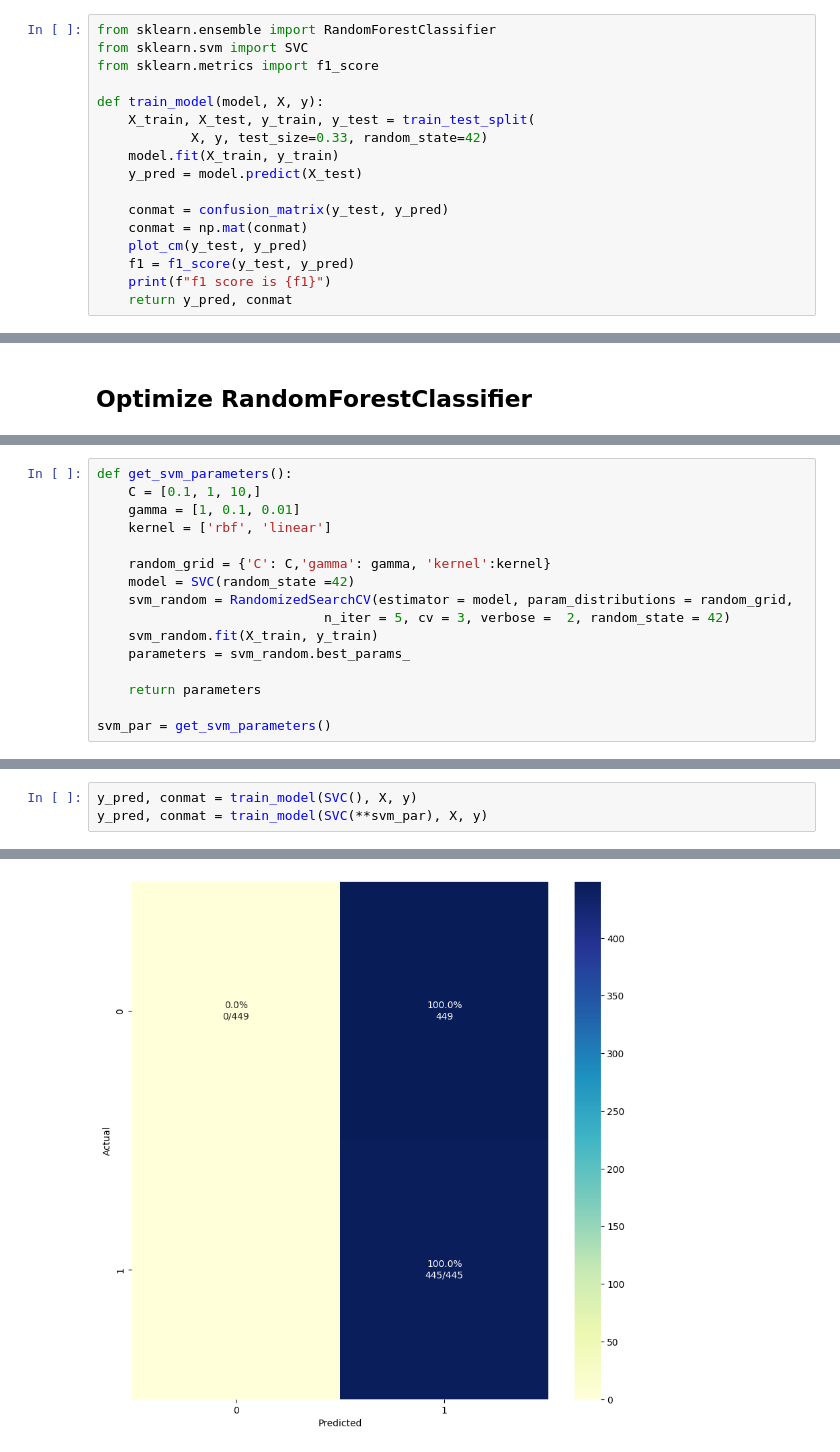
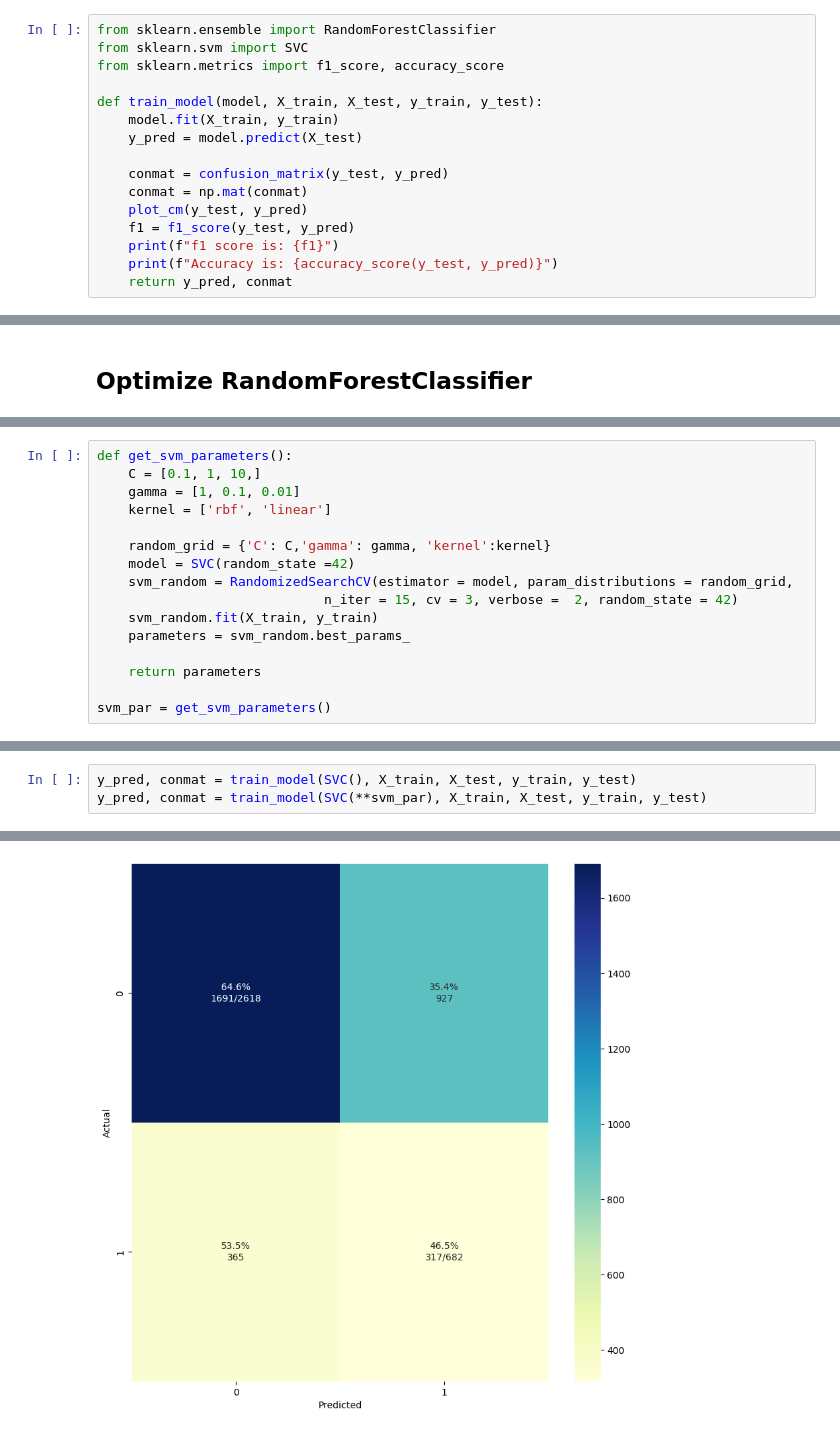
Before and after one commit to ezalos/Notebooks2Teach, a Jupyter notebook: sklearn/3_classification_scikit.ipynb, the cells around one changed output, grey strips where cells are left out. Drawn from its saved outputs; the diff is of its cells as text.

```diff
--- a/sklearn/3_classification_scikit.ipynb
+++ b/sklearn/3_classification_scikit.ipynb
@@ -417,11 +417,9 @@ Please also refer to the documentation for alternative solver options:
 # %%
 from sklearn.ensemble import RandomForestClassifier
 from sklearn.svm import SVC
-from sklearn.metrics import f1_score
+from sklearn.metrics import f1_score, accuracy_score
 
-def train_model(model, X, y):
-    X_train, X_test, y_train, y_test = train_test_split(
-            X, y, test_size=0.33, random_state=42)
+def train_model(model, X_train, X_test, y_train, y_test):
     model.fit(X_train, y_train)
     y_pred = model.predict(X_test)
 
@@ -429,7 +427,8 @@ def train_model(model, X, y):
     conmat = np.mat(conmat)
     plot_cm(y_test, y_pred)
     f1 = f1_score(y_test, y_pred)
-    print(f"f1 score is {f1}")
+    print(f"f1 score is: {f1}")
+    print(f"Accuracy is: {accuracy_score(y_test, y_pred)}")
     return y_pred, conmat
 # %% [markdown]
 ## Optimize Logistic Regression
@@ -616,7 +634,7 @@ def get_svm_parameters():
     random_grid = {'C': C,'gamma': gamma, 'kernel':kernel}
     model = SVC(random_state =42)
     svm_random = RandomizedSearchCV(estimator = model, param_distributions = random_grid,
-                             n_iter = 5, cv = 3, verbose =  2, random_state = 42)
+                             n_iter = 15, cv = 3, verbose =  2, random_state = 42)
     svm_random.fit(X_train, y_train)
     parameters = svm_random.best_params_
 
@@ -643,4 +662,4 @@ Fitting 3 folds for each of 5 candidates, totalling 15 fits
 # %%
-y_pred, conmat = train_model(SVC(), X, y)
-y_pred, conmat = train_model(SVC(**svm_par), X, y)
+y_pred, conmat = train_model(SVC(), X_train, X_test, y_train, y_test)
+y_pred, conmat = train_model(SVC(**svm_par), X_train, X_test, y_train, y_test)
 # %% [output]
@@ -649 +668 @@ y_pred, conmat = train_model(SVC(**svm_par), X, y)
-[figure, old version]
+[figure, new version]
```
Also changed, not shown: parts of 11 cells of this notebook, 13 other files.
